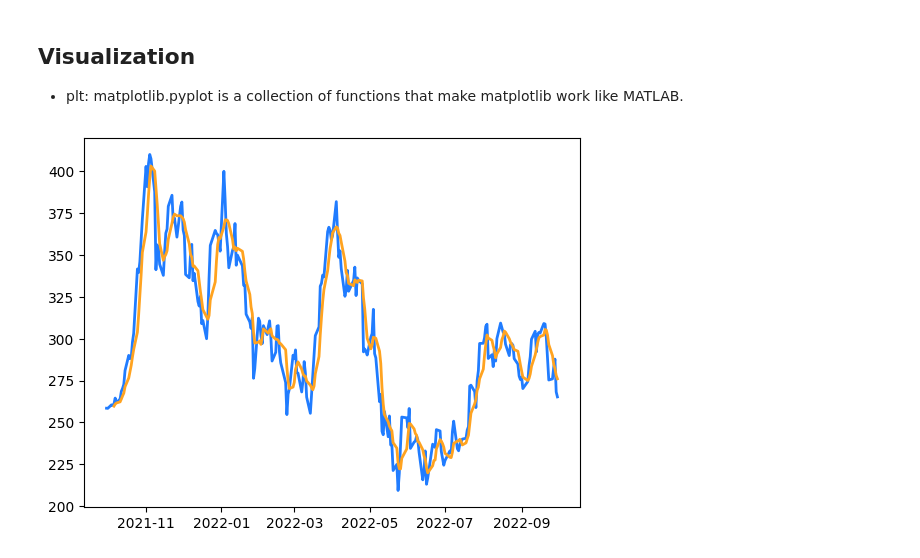
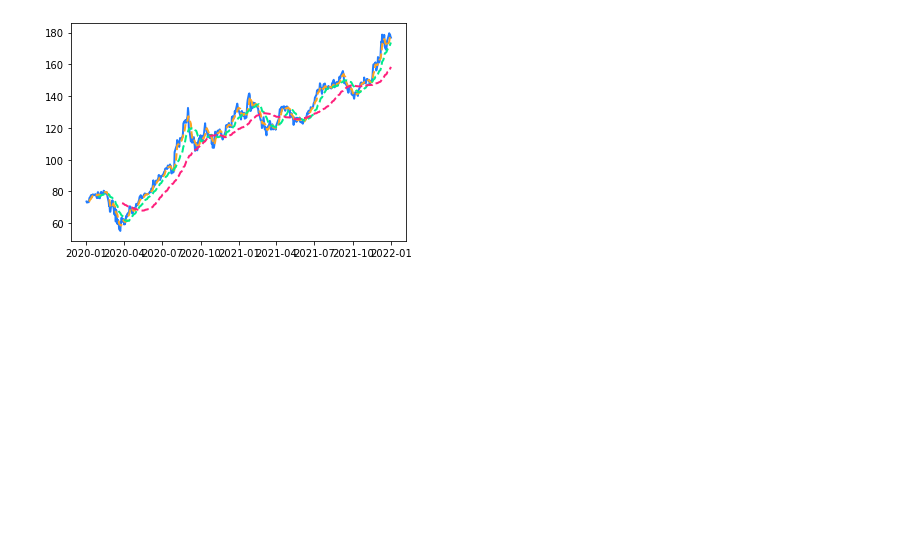
Before and after one commit to RobinChien/y_finance_demo, a Jupyter notebook: y_finance_demo.ipynb, the cells around one changed output. Saved outputs shown, nothing was run; the diff lists cells and outputs as text; code cells hidden in the pictures; blank space fills up the shorter version.

```diff
--- a/y_finance_demo.ipynb
+++ b/y_finance_demo.ipynb
@@ -77,0 +64,5 @@ tsla_df
+# %%
+ma = 20
+column_name = "MA for %s days" %(str(ma))
+aapl_df[column_name] = aapl_df['Adj Close'].rolling(window=ma).mean()
+aapl_df
@@ -77,0 +84,5 @@ tsla_df
+# %%
+ma = 60
+column_name = "MA for %s days" %(str(ma))
+aapl_df[column_name] = aapl_df['Adj Close'].rolling(window=ma).mean()
+aapl_df
@@ -78,11 +104,7 @@ tsla_df
 # %%
-# Use lambda function to create a column for color
-# red: Open > Close
-# blue: Open <= Close
+def compare_open_and_close_price(open_price, close_price):
+    return 'red' if open_price > close_price else 'blue'
 
-def compare_open_and_close_price(open_price, close_price):
-    return 'red' if open_price>close_price else 'blue'
-
-tsla_df['color'] = tsla_df.apply(lambda x: compare_open_and_close_price(x['Open'], x['Close']), axis=1)
-tsla_df
+aapl_df['color'] = aapl_df.apply(lambda x: compare_open_and_close_price(x['Open'], x['Close']), axis=1)
+aapl_df
 # %% [output]
@@ -103,5 +125,4 @@ tsla_df
 # %%
-# Change the column name from 'Adj Close' to 'MA for 1 days'
-tsla_df=tsla_df.rename(columns = {'Adj Close':'MA for 1 days'})
-tsla_df
+aapl_df = aapl_df.rename(columns = {'Adj Close' : 'MA for 1 days'})
+aapl_df
 # %% [output]
@@ -122,4 +143 @@ tsla_df
-# %% [markdown]
-## Visualization
-- plt: matplotlib.pyplot is a collection of functions that make matplotlib work like MATLAB.
 # %%
@@ -127,22 +144,24 @@ tsla_df
 colors = {'red': '#ff207c', 'grey': '#42535b', 'blue': '#207cff', 'orange': '#ffa320', 'green': '#00ec8b'}
 # %%
-# Show 1MA and 5MA line chart
 mov_avg = {
-        'MA (1)': {'Range': 1, 'Color': colors['blue']},
-        'MA (5)': {'Range': 5, 'Color': colors['orange']}
-    }
+            'MA (1)': {'Range':'1', 'Color': colors['blue'],'linestyle': '-'  },
+            'MA (5)': {'Range':'5', 'Color': colors['orange'], 'linestyle': '--'},
+            'MA (20)': {'Range':'20', 'Color': colors['green'], 'linestyle': '--'},
+            'MA (60)': {'Range':'60', 'Color': colors['red'], 'linestyle': '--'}
+}
 
-date = tsla_df.index
+date = aapl_df.index
 
 for ma, ma_info in mov_avg.items():
     column_name = "MA for %s days" %(str(ma_info['Range']))
     plt.plot(
         date,
-        tsla_df[column_name],
+        aapl_df[column_name],
         color=ma_info['Color'],
+        linestyle=ma_info['linestyle'],
         label=ma,
         linewidth=2
     )
 # %% [output]
-[figure, old version]
+[figure, new version]
 # %%
```
Also changed, not shown: parts of 18 cells of this notebook.
